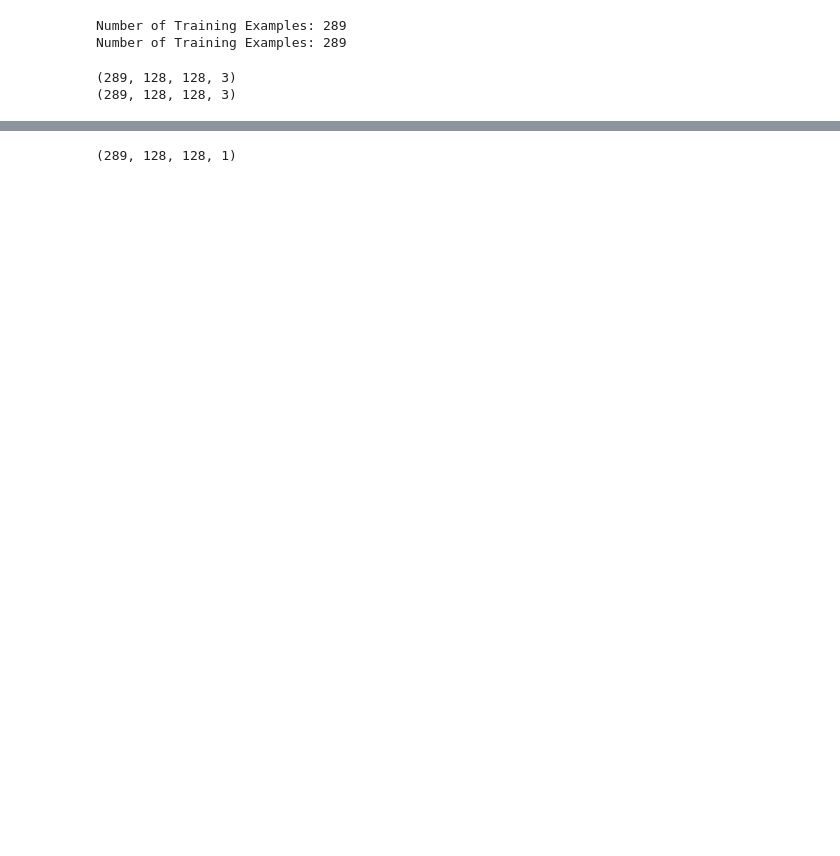
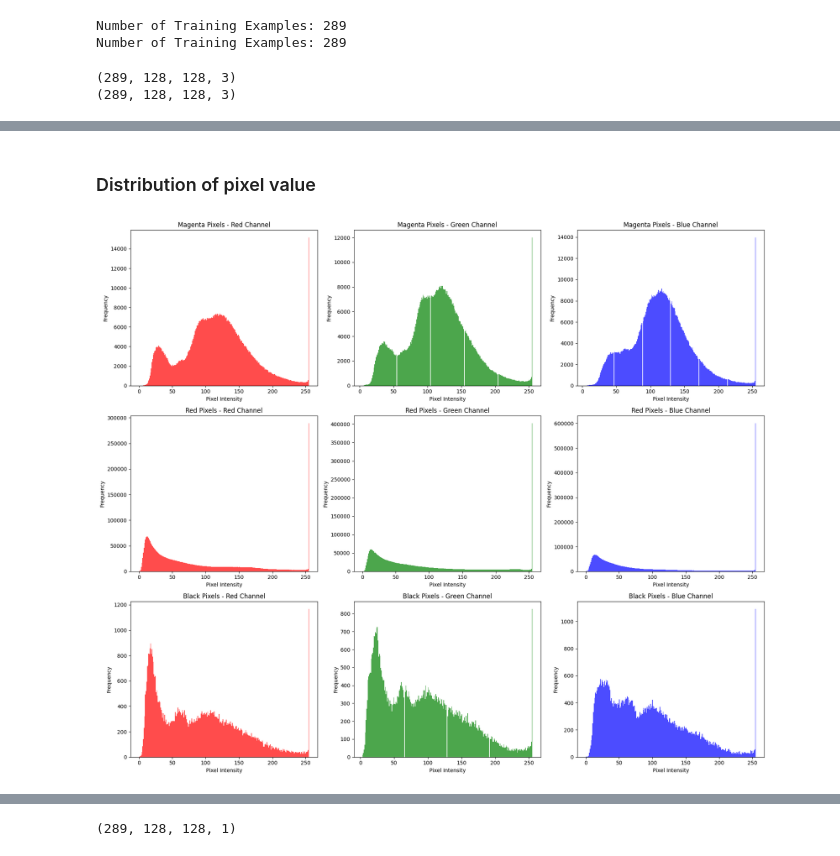
Before and after one commit to dut0817/roadsegmentation, a Jupyter notebook: roadsegmen.ipynb, the cells around one changed output, grey strips where cells are left out. Drawn from its saved outputs; the diff is of its cells as text; code cells hidden in the pictures; blank space fills up the shorter version.

```diff
--- a/roadsegmen.ipynb
+++ b/roadsegmen.ipynb
@@ -80,0 +187,41 @@ plt.show()
+# %% [markdown]
+### Distribution of pixel value
+# %%
+# Define the RGB color labels that are used in the segmentation masks.
+colors = {
+    "Magenta": (255, 0, 255), # Road
+    "Red": (255, 0, 0), # Non-road
+    "Black": (0, 0, 0)  # Possible anomalies or mislabeling
+}
+
+def plot_pixel_distribution(input_imgs, targets, label_color, color_name):
+    # List to store pixels from the input images that match the label color.
+    color_pixels = []
+
+    for input_img, target_img in zip(input_imgs, targets):
+        # Create a mask where the target image is equal to the label color.
+        mask = np.all(target_img == np.array(label_color), axis=-1)
+        # Use the mask to fetch the corresponding pixels from the input image.
+        filtered_pixels = input_img[mask]
+        color_pixels.extend(filtered_pixels)
+
+    # Convert the list of pixels to a numpy array for analysis.
+    color_pixels = np.array(color_pixels)
+    # Plot the distribution of pixel intensities for each RGB channel.
+    for i, color in enumerate(['red', 'green', 'blue']):
+        plt.subplot(3, 3, 3 * list(colors.keys()).index(color_name) + i + 1)
+        plt.hist(color_pixels[:, i], bins=256, color=color, alpha=0.7)
+        plt.title(f'{color_name} Pixels - {color.capitalize()} Channel')
+        plt.xlabel('Pixel Intensity')
+        plt.ylabel('Frequency')
+
+plt.figure(figsize=(18, 15))
+
+# Draw the pixel distribution graphs for each defined color.
+for name, rgb in colors.items():
+    plot_pixel_distribution(input_imgs, targets, rgb, name)
+
+plt.tight_layout()
+plt.show()
+# %% [output]
+[figure, added]
```
Also changed, not shown: parts of 126 cells of this notebook.
